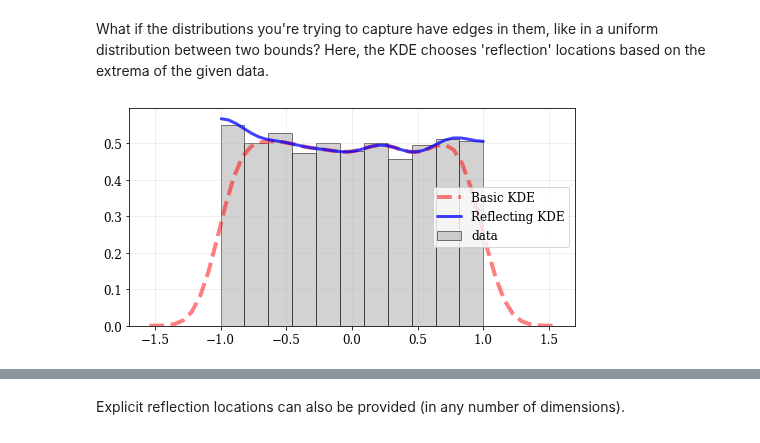
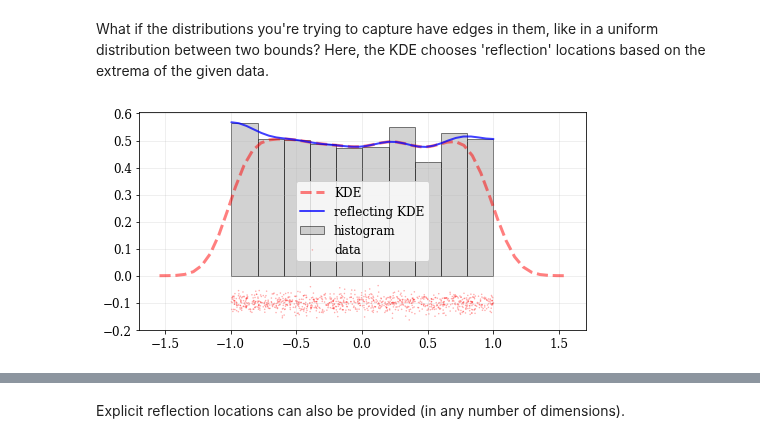
Before and after one commit to lzkelley/kalepy, a Jupyter notebook: notebooks/demo.ipynb, the cells around one changed output, grey strips where cells are left out. Cells and saved outputs as stored; diff of their text form; code cells hidden in the pictures.

```diff
--- a/notebooks/demo.ipynb
+++ b/notebooks/demo.ipynb
@@ -144,22 +147,24 @@ nbshow()
 What if the distributions you're trying to capture have edges in them, like in a uniform distribution between two bounds?  Here, the KDE chooses 'reflection' locations based on the extrema of the given data.
 # %%
 # Uniform data (edges at -1 and +1)
+NDATA = 1e3
 np.random.seed(54321)
-data = np.random.uniform(-1.0, 1.0, int(1e3))
+data = np.random.uniform(-1.0, 1.0, int(NDATA))
 
-# Histogram the data, use fixed bin-positions
-edges = np.linspace(-1, 1, 12)
-plt.hist(data, bins=edges, density=True, alpha=0.5, label='data', color='0.65', edgecolor='k')
+# Plot the data
+kale.plot.carpet(data, label='data')
+# Histogram the data
+plt.hist(data, density=True, alpha=0.5, label='histogram', color='0.65', edgecolor='k')
 
 # Standard KDE will undershoot just-inside the edges and overshoot outside edges
 points, pdf_basic = kale.density(data, probability=True)
-plt.plot(points, pdf_basic, 'r--', lw=4.0, alpha=0.5, label='Basic KDE')
+plt.plot(points, pdf_basic, 'r--', lw=3.0, alpha=0.5, label='KDE')
 
 # Reflecting KDE keeps probability within given bounds
 points, pdf_basic = kale.density(data, reflect=True, probability=True)
-plt.plot(points, pdf_basic, 'b-', lw=3.0, alpha=0.75, label='Reflecting KDE')
+plt.plot(points, pdf_basic, 'b-', lw=2.0, alpha=0.75, label='reflecting KDE')
 
 plt.legend()
 nbshow()
 # %% [output]
-[figure, old version]
+[figure, new version]
```
Also changed, not shown: parts of 14 cells of this notebook.
